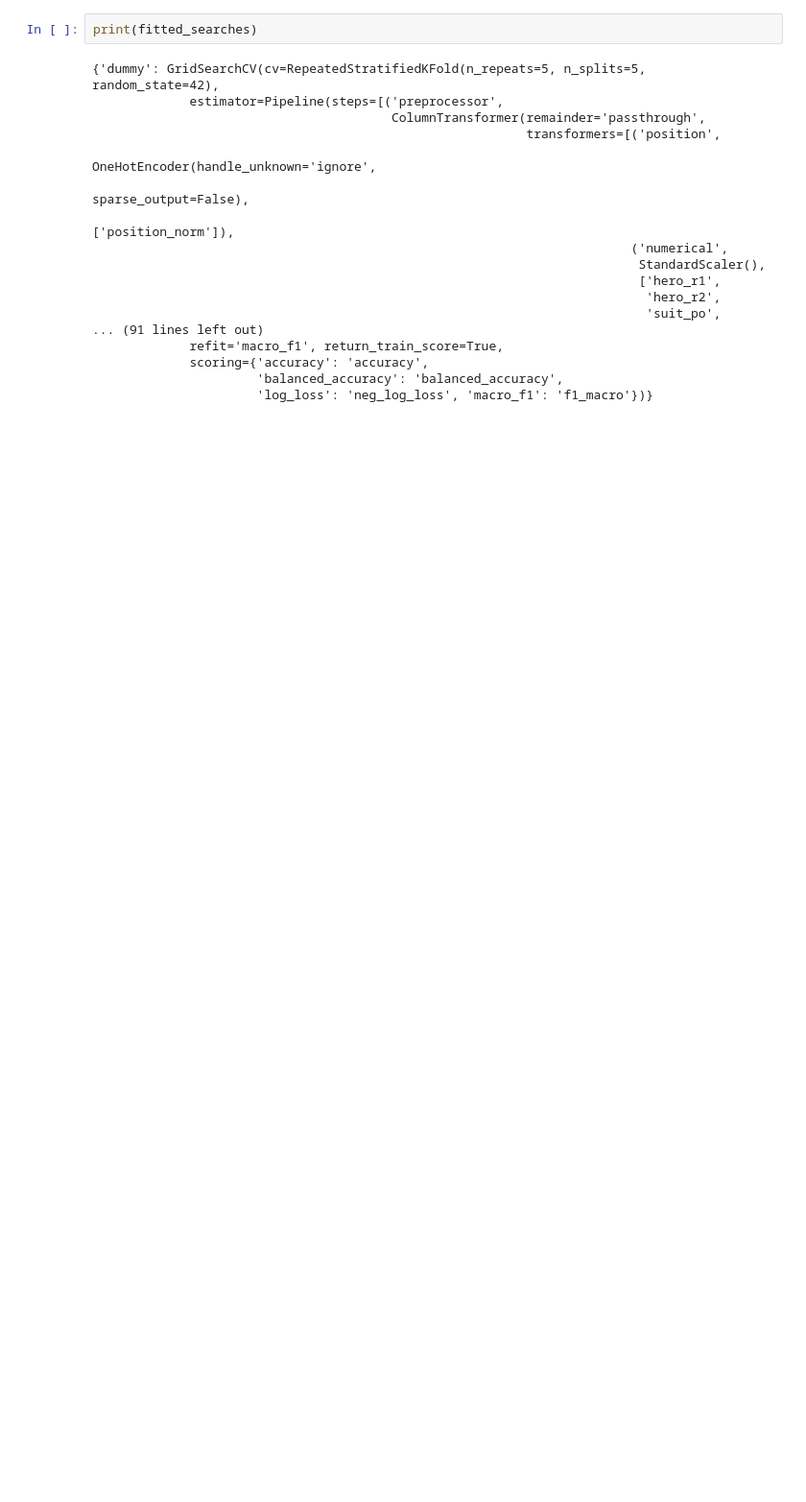
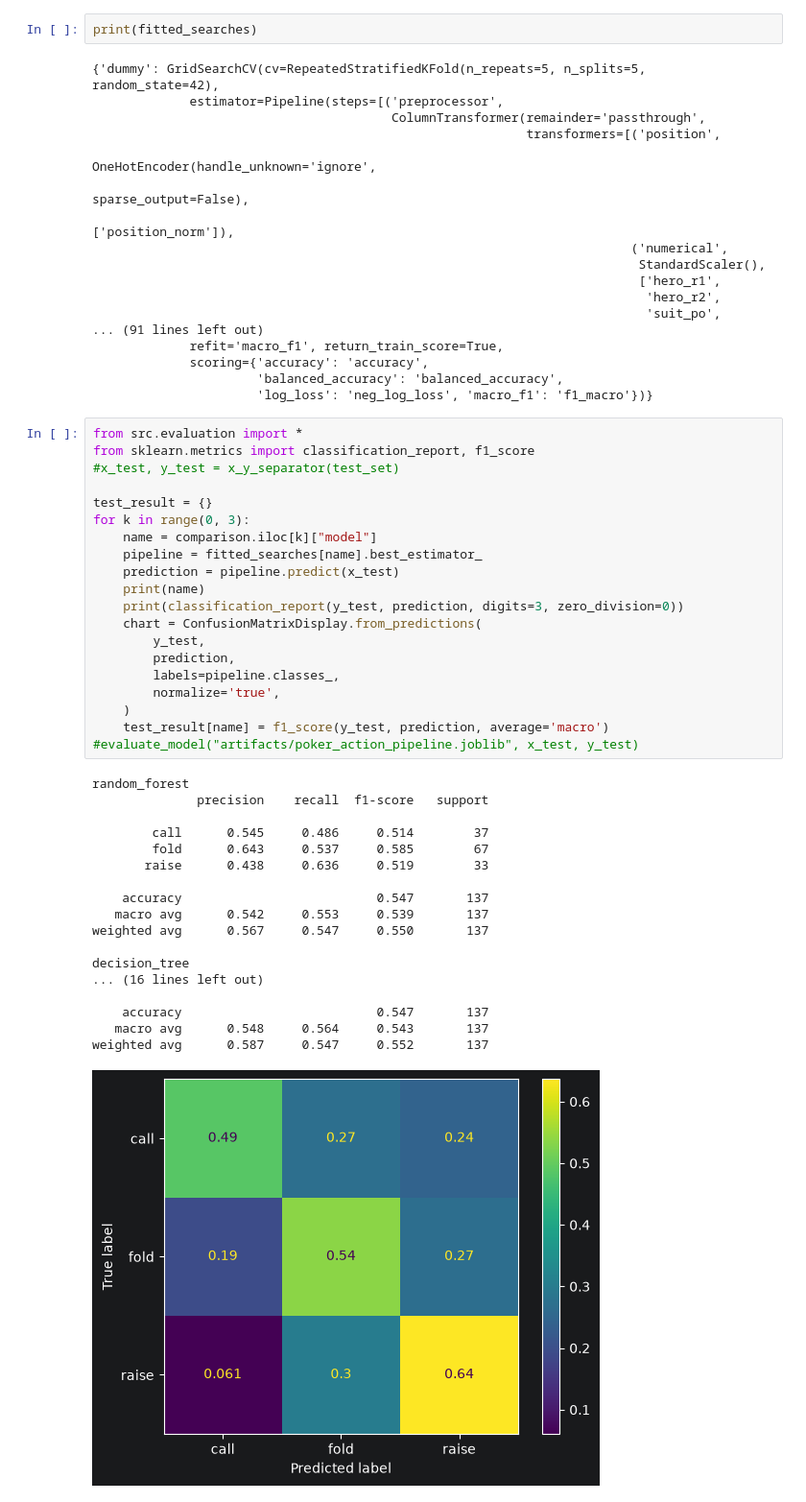
Before and after one commit to ivan1042/Poker_Neural_Network, a Jupyter notebook: model_selection.ipynb, the cells around one changed output. Shown at 96% size. Cells and saved outputs as stored; diff of their text form; blank space fills up the shorter version.

Commit message:
Evaluated performance using test dataset and saved decision_tree as the best performing

```diff
--- a/model_selection.ipynb
+++ b/model_selection.ipynb
@@ -74,3 +74,42 @@ print(fitted_searches)
              scoring={'accuracy': 'accuracy',
                       'balanced_accuracy': 'balanced_accuracy',
                       'log_loss': 'neg_log_loss', 'macro_f1': 'f1_macro'})}
+# %%
+from src.evaluation import *
+from sklearn.metrics import classification_report, f1_score
+#x_test, y_test = x_y_separator(test_set)
+
+test_result = {}
+for k in range(0, 3):
+    name = comparison.iloc[k]["model"]
+    pipeline = fitted_searches[name].best_estimator_
+    prediction = pipeline.predict(x_test)
+    print(name)
+    print(classification_report(y_test, prediction, digits=3, zero_division=0))
+    chart = ConfusionMatrixDisplay.from_predictions(
+        y_test,
+        prediction,
+        labels=pipeline.classes_,
+        normalize='true',
+    )
+    test_result[name] = f1_score(y_test, prediction, average='macro')
+#evaluate_model("artifacts/poker_action_pipeline.joblib", x_test, y_test)
+# %% [output]
+random_forest
+              precision    recall  f1-score   support
+
+        call      0.545     0.486     0.514        37
+        fold      0.643     0.537     0.585        67
+       raise      0.438     0.636     0.519        33
+
+    accuracy                          0.547       137
+   macro avg      0.542     0.553     0.539       137
+weighted avg      0.567     0.547     0.550       137
+
+decision_tree
+... (16 lines left out)
+
+    accuracy                          0.547       137
+   macro avg      0.548     0.564     0.543       137
+weighted avg      0.587     0.547     0.552       137
+[figure, added]
```
Also changed, not shown: parts of 4 cells of this notebook, 2 other files.
